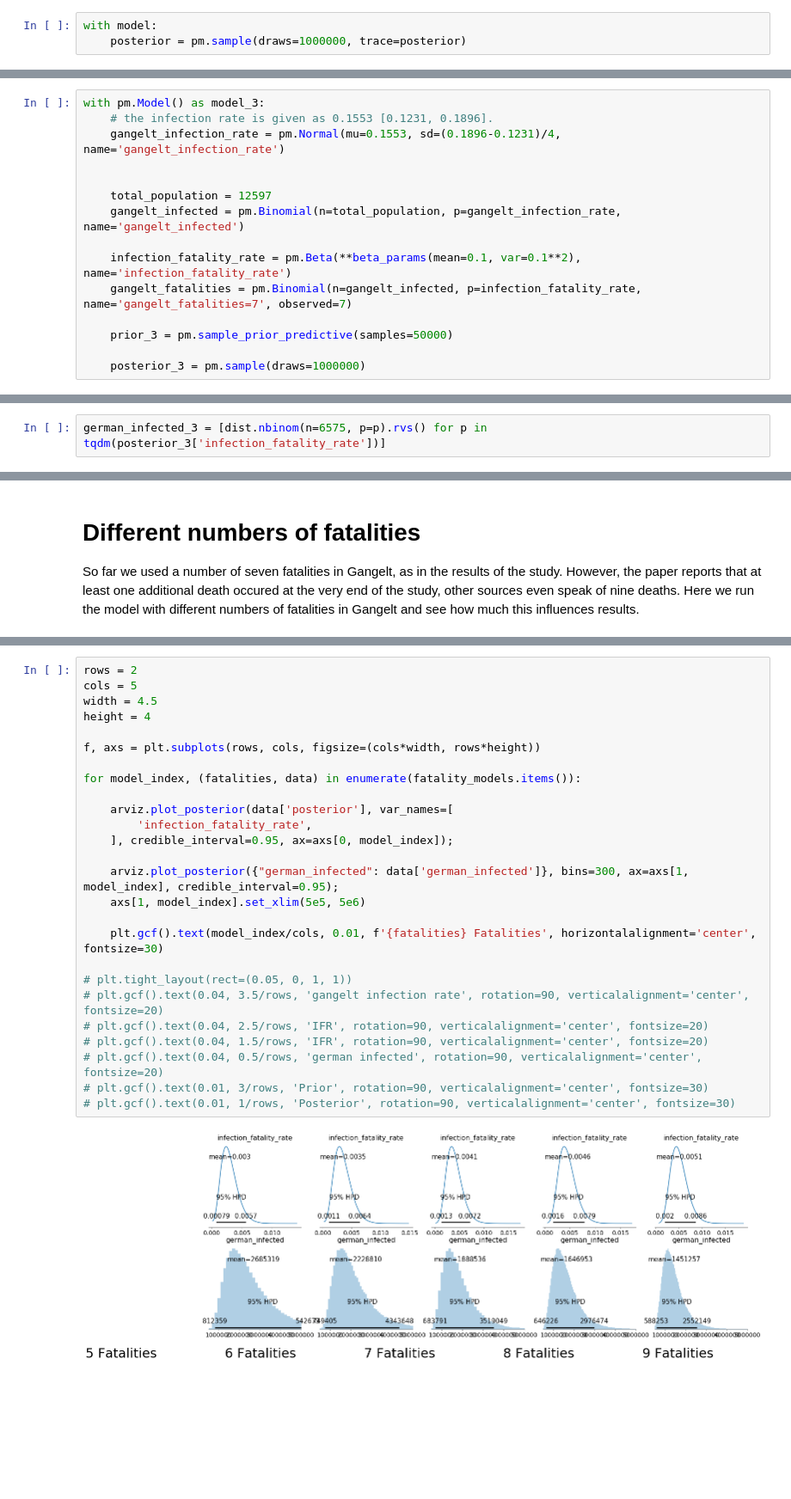
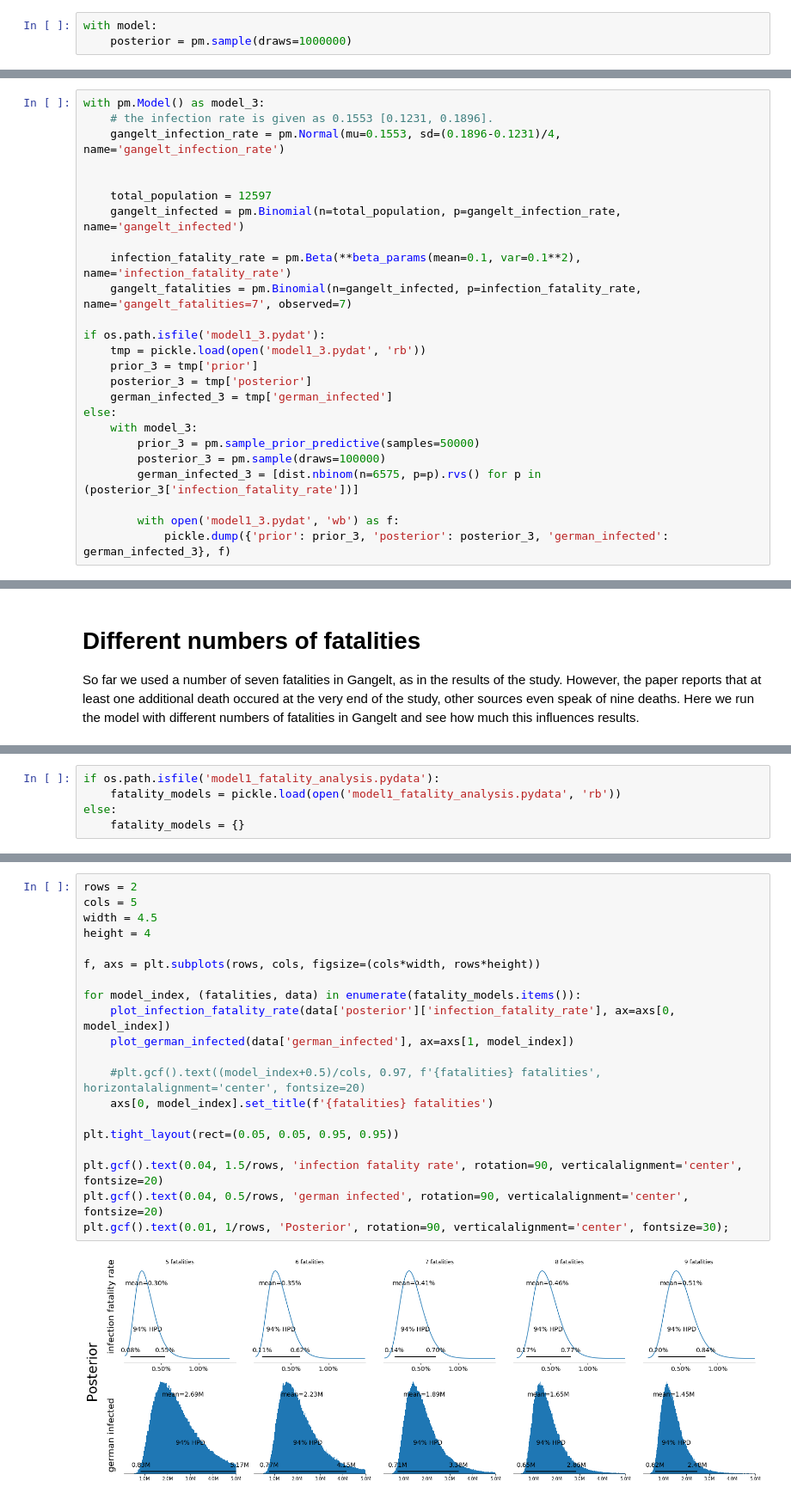
Before and after one commit to matthias-k/analysis-heinsberg-study, a Jupyter notebook: Heinsberg-Study-Model1-Germany-as-NegBinomial.ipynb, the cells around one changed output, grey strips where cells are left out. Shown at 86% size. Cells and saved outputs as stored; diff of their text form; blank space fills up the shorter version.

```diff
--- a/Heinsberg-Study-Model1-Germany-as-NegBinomial.ipynb
+++ b/Heinsberg-Study-Model1-Germany-as-NegBinomial.ipynb
@@ -107,6 +251,6 @@ posterior = None
 # %%
 with model:
-    posterior = pm.sample(draws=1000000, trace=posterior)
+    posterior = pm.sample(draws=1000000)
 # %% [output]
 Multiprocess sampling (4 chains in 4 jobs)
 CompoundStep
@@ -309,6 +397,16 @@ with pm.Model() as model_3:
     infection_fatality_rate = pm.Beta(**beta_params(mean=0.1, var=0.1**2), name='infection_fatality_rate')
     gangelt_fatalities = pm.Binomial(n=gangelt_infected, p=infection_fatality_rate, name='gangelt_fatalities=7', observed=7)
 
-    prior_3 = pm.sample_prior_predictive(samples=50000)
+if os.path.isfile('model1_3.pydat'):
+    tmp = pickle.load(open('model1_3.pydat', 'rb'))
+    prior_3 = tmp['prior']
+    posterior_3 = tmp['posterior']
+    german_infected_3 = tmp['german_infected']
+else:
+    with model_3:
+        prior_3 = pm.sample_prior_predictive(samples=50000)
+        posterior_3 = pm.sample(draws=100000)
+        german_infected_3 = [dist.nbinom(n=6575, p=p).rvs() for p in (posterior_3['infection_fatality_rate'])]
 
-    posterior_3 = pm.sample(draws=1000000)
+        with open('model1_3.pydat', 'wb') as f:
+            pickle.dump({'prior': prior_3, 'posterior': posterior_3, 'german_infected': german_infected_3}, f)
@@ -321,3 +413 @@ The number of effective samples is smaller than 10% for some parameters.
-# %%
-german_infected_3 = [dist.nbinom(n=6575, p=p).rvs() for p in tqdm(posterior_3['infection_fatality_rate'])]
 # %%
@@ -375,3 +446,8 @@ fatality_models = {}
+# %%
+if os.path.isfile('model1_fatality_analysis.pydata'):
+    fatality_models = pickle.load(open('model1_fatality_analysis.pydata', 'rb'))
+else:
+    fatality_models = {}
 # %%
 # Run the model for different numbers of fatalities
 for fatalities in [5, 6, 7, 8, 9]:
@@ -497,28 +486,22 @@ plot_hpd(np.array(fatality_models[7]['german_infected']),
 # %%
 rows = 2
 cols = 5
 width = 4.5
 height = 4
 
 f, axs = plt.subplots(rows, cols, figsize=(cols*width, rows*height))
 
 for model_index, (fatalities, data) in enumerate(fatality_models.items()):
+    plot_infection_fatality_rate(data['posterior']['infection_fatality_rate'], ax=axs[0, model_index])
+    plot_german_infected(data['german_infected'], ax=axs[1, model_index])
 
-    arviz.plot_posterior(data['posterior'], var_names=[
-        'infection_fatality_rate',
-    ], credible_interval=0.95, ax=axs[0, model_index]);
+    #plt.gcf().text((model_index+0.5)/cols, 0.97, f'{fatalities} fatalities', horizontalalignment='center', fontsize=20)
+    axs[0, model_index].set_title(f'{fatalities} fatalities')
 
-    arviz.plot_posterior({"german_infected": data['german_infected']}, bins=300, ax=axs[1, model_index], credible_interval=0.95);
-    axs[1, model_index].set_xlim(5e5, 5e6)
+plt.tight_layout(rect=(0.05, 0.05, 0.95, 0.95))
 
-    plt.gcf().text(model_index/cols, 0.01, f'{fatalities} Fatalities', horizontalalignment='center', fontsize=30)
-
-# plt.tight_layout(rect=(0.05, 0, 1, 1))
-# plt.gcf().text(0.04, 3.5/rows, 'gangelt infection rate', rotation=90, verticalalignment='center', fontsize=20)
-# plt.gcf().text(0.04, 2.5/rows, 'IFR', rotation=90, verticalalignment='center', fontsize=20)
-# plt.gcf().text(0.04, 1.5/rows, 'IFR', rotation=90, verticalalignment='center', fontsize=20)
-# plt.gcf().text(0.04, 0.5/rows, 'german infected', rotation=90, verticalalignment='center', fontsize=20)
-# plt.gcf().text(0.01, 3/rows, 'Prior', rotation=90, verticalalignment='center', fontsize=30)
-# plt.gcf().text(0.01, 1/rows, 'Posterior', rotation=90, verticalalignment='center', fontsize=30)
+plt.gcf().text(0.04, 1.5/rows, 'infection fatality rate', rotation=90, verticalalignment='center', fontsize=20)
+plt.gcf().text(0.04, 0.5/rows, 'german infected', rotation=90, verticalalignment='center', fontsize=20)
+plt.gcf().text(0.01, 1/rows, 'Posterior', rotation=90, verticalalignment='center', fontsize=30);
 # %% [output]
-[figure, old version]
+[figure, new version]
```
Also changed, not shown: parts of 34 cells of this notebook.
